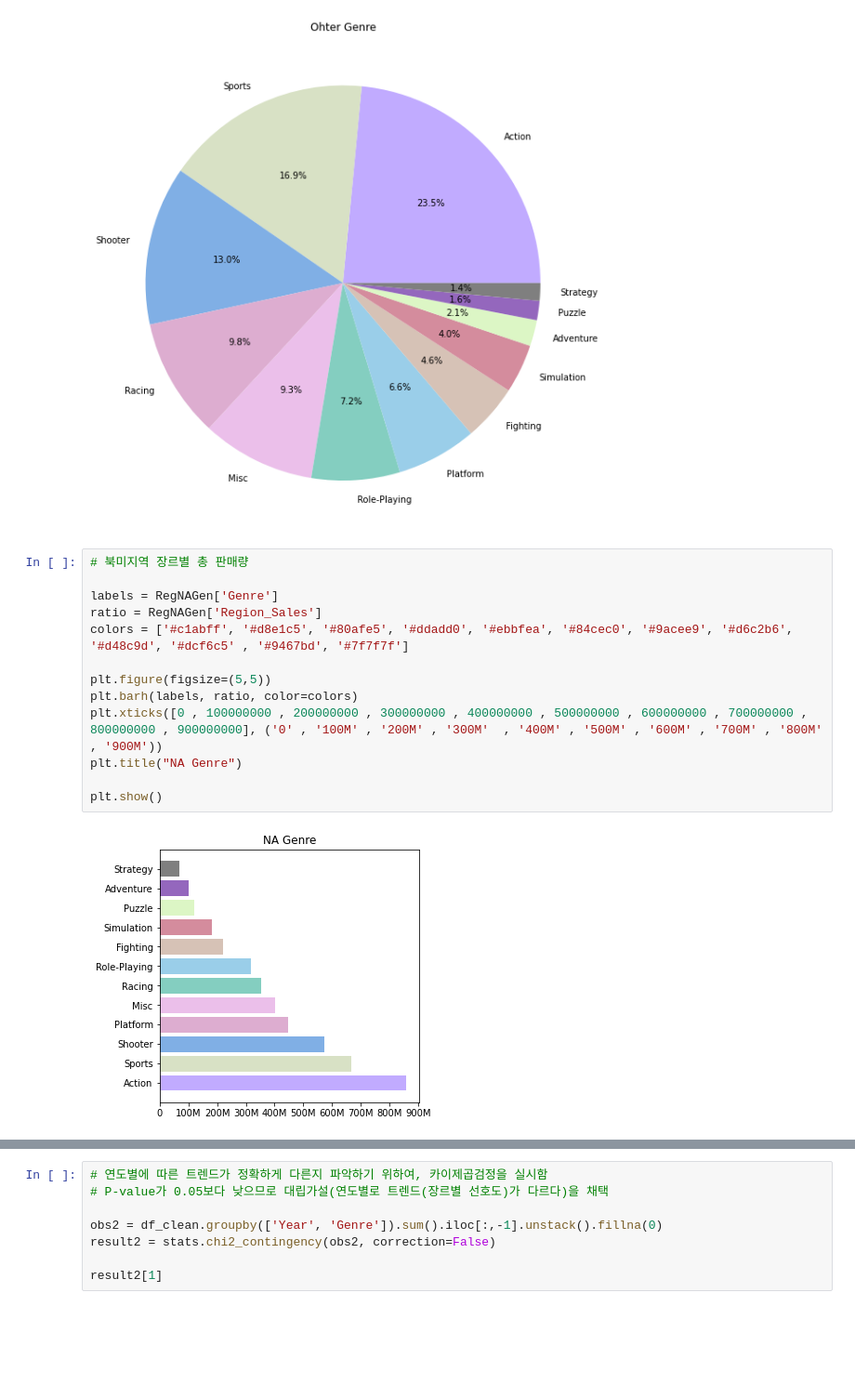
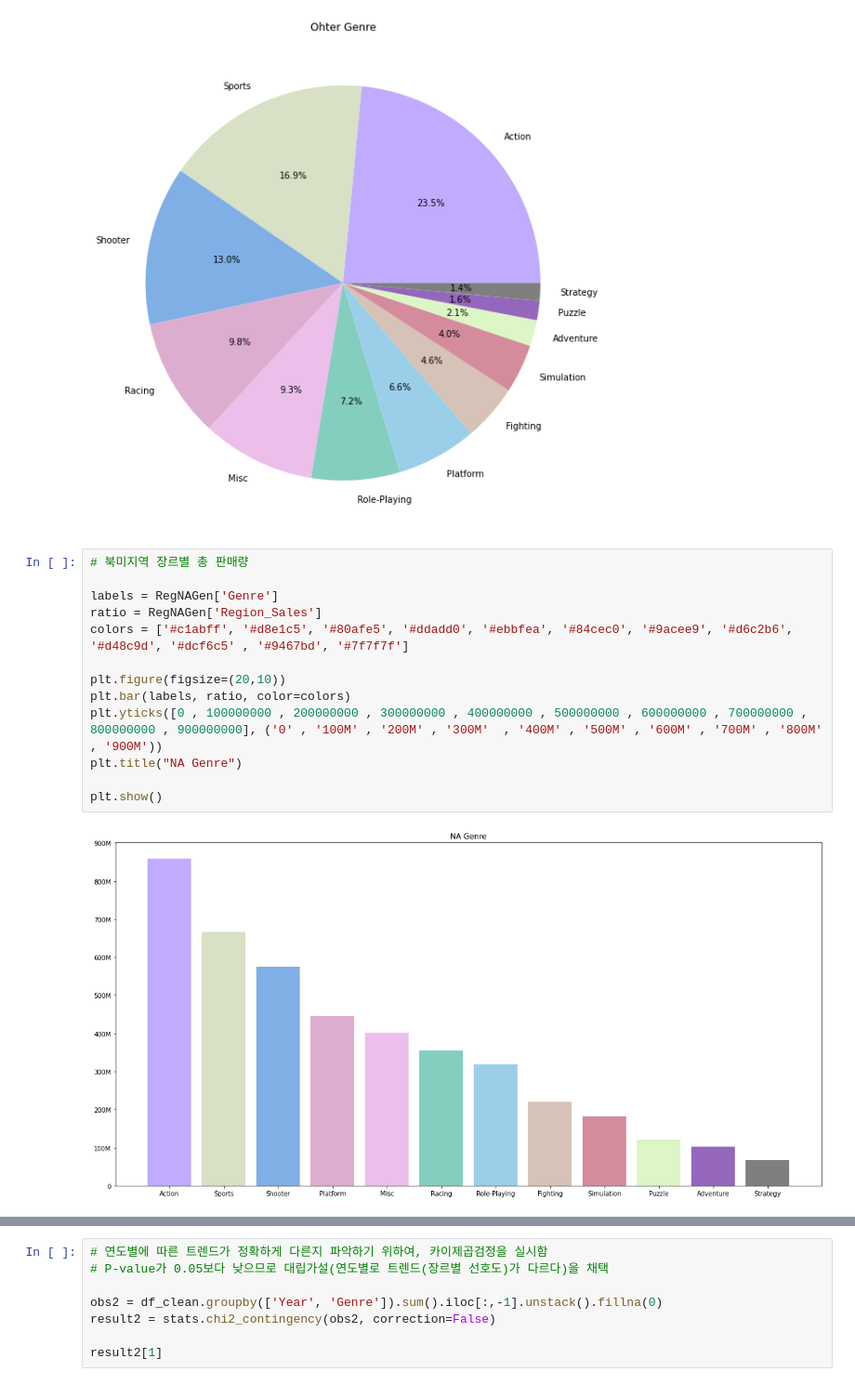
Before and after one commit to kmukhs/AIB17_Section1_Project, a Jupyter notebook: AIB17_Section1_Project1_김현섭.ipynb, the cells around one changed output, grey strips where cells are left out. Shown at 93% size. Drawn from its saved outputs; the diff is of its cells as text; blank space fills up the shorter version.

```diff
--- a/AIB17_Section1_Project1_김현섭.ipynb
+++ b/AIB17_Section1_Project1_김현섭.ipynb
@@ -438,18 +440,18 @@ plt.title('Ohter Genre');
 # %%
 # 북미지역 장르별 총 판매량
 
 labels = RegNAGen['Genre']
 ratio = RegNAGen['Region_Sales']
 colors = ['#c1abff', '#d8e1c5', '#80afe5', '#ddadd0', '#ebbfea', '#84cec0', '#9acee9', '#d6c2b6', '#d48c9d', '#dcf6c5' , '#9467bd', '#7f7f7f']
 
-plt.figure(figsize=(5,5))
-plt.barh(labels, ratio, color=colors)
-plt.xticks([0 , 100000000 , 200000000 , 300000000 , 400000000 , 500000000 , 600000000 , 700000000 , 800000000 , 900000000], ('0' , '100M' , '200M' , '300M'  , '400M' , '500M' , '600M' , '700M' , '800M' , '900M'))
+plt.figure(figsize=(20,10))
+plt.bar(labels, ratio, color=colors)
+plt.yticks([0 , 100000000 , 200000000 , 300000000 , 400000000 , 500000000 , 600000000 , 700000000 , 800000000 , 900000000], ('0' , '100M' , '200M' , '300M'  , '400M' , '500M' , '600M' , '700M' , '800M' , '900M'))
 plt.title("NA Genre")
 
 plt.show()
 # %% [output]
-[figure, old version]
+[figure, new version]
 # %%
 # 유럽지역 장르별 총 판매량
 
```
Also changed, not shown: parts of 41 cells of this notebook.
